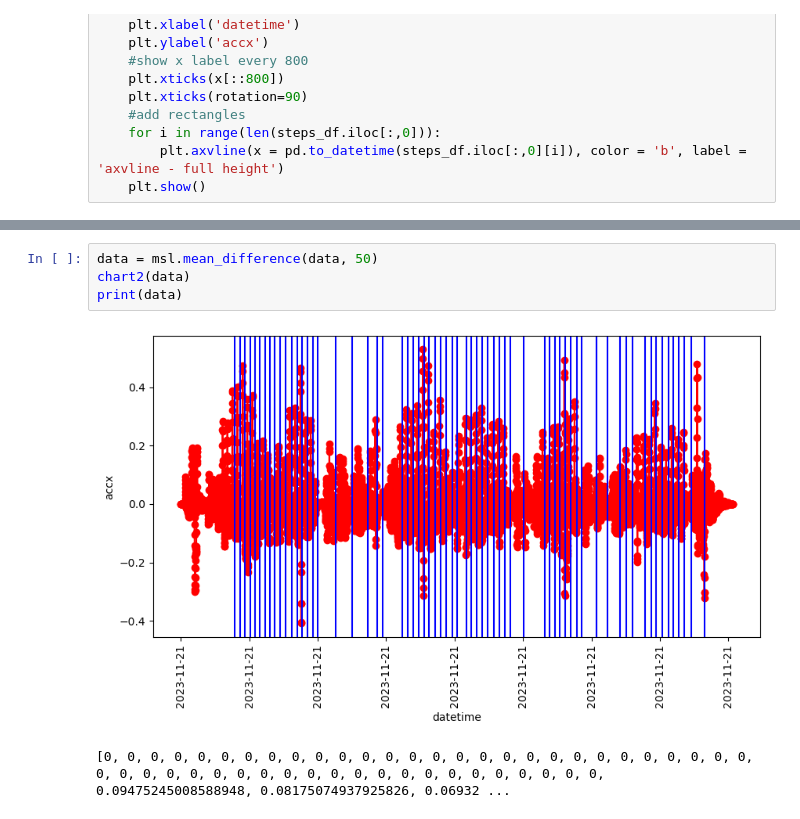
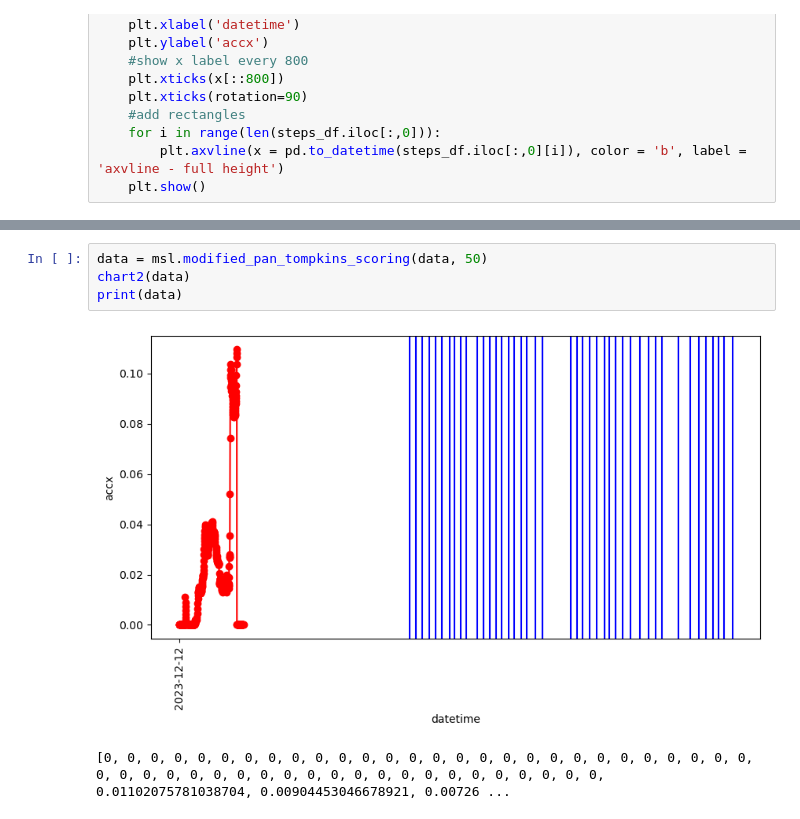
Before and after one commit to LaubertF/SheepRunDetection, a Jupyter notebook: StepDetection.ipynb, the cells around one changed output, grey strips where cells are left out. Cells and saved outputs as stored; diff of their text form.

Commit message:
2 additional scoring algorithms

```diff
--- a/StepDetection.ipynb
+++ b/StepDetection.ipynb
@@ -60,10 +59,10 @@ chart2(data)
 # %%
-data = msl.mean_difference(data, 50)
+data = msl.modified_pan_tompkins_scoring(data, 50)
 chart2(data)
 print(data)
 # %% [output]
-[figure, old version]
+[figure, new version]
-[0, 0, 0, 0, 0, 0, 0, 0, 0, 0, 0, 0, 0, 0, 0, 0, 0, 0, 0, 0, 0, 0, 0, 0, 0, 0, 0, 0, 0, 0, 0, 0, 0, 0, 0, 0, 0, 0, 0, 0, 0, 0, 0, 0, 0, 0, 0, 0, 0, 0, 0.09475245008588948, 0.08175074937925826, 0.06932 ...
+[0, 0, 0, 0, 0, 0, 0, 0, 0, 0, 0, 0, 0, 0, 0, 0, 0, 0, 0, 0, 0, 0, 0, 0, 0, 0, 0, 0, 0, 0, 0, 0, 0, 0, 0, 0, 0, 0, 0, 0, 0, 0, 0, 0, 0, 0, 0, 0, 0, 0, 0.01102075781038704, 0.00904453046678921, 0.00726 ...
 # %%
 data = msl.detect_outliers(data, 1.2)
 chart2(data)
```
Also changed, not shown: parts of 5 cells of this notebook, 1 other file.
